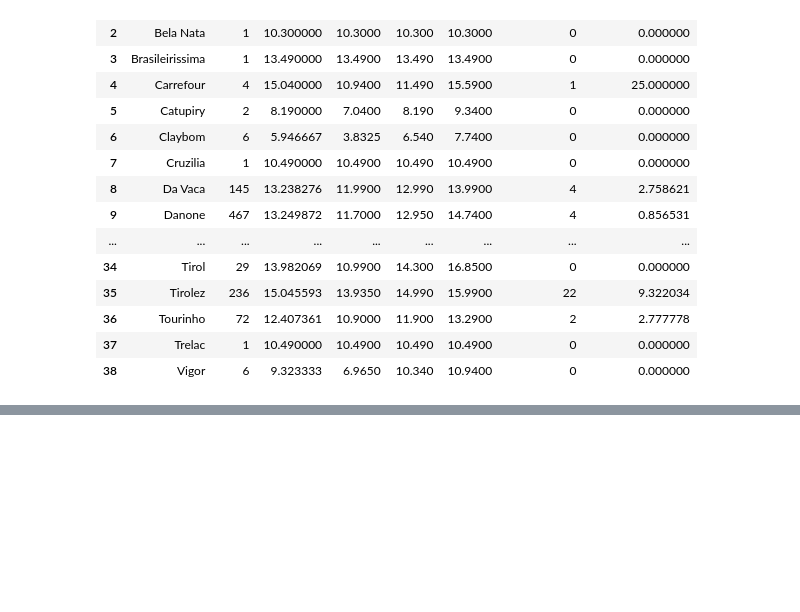
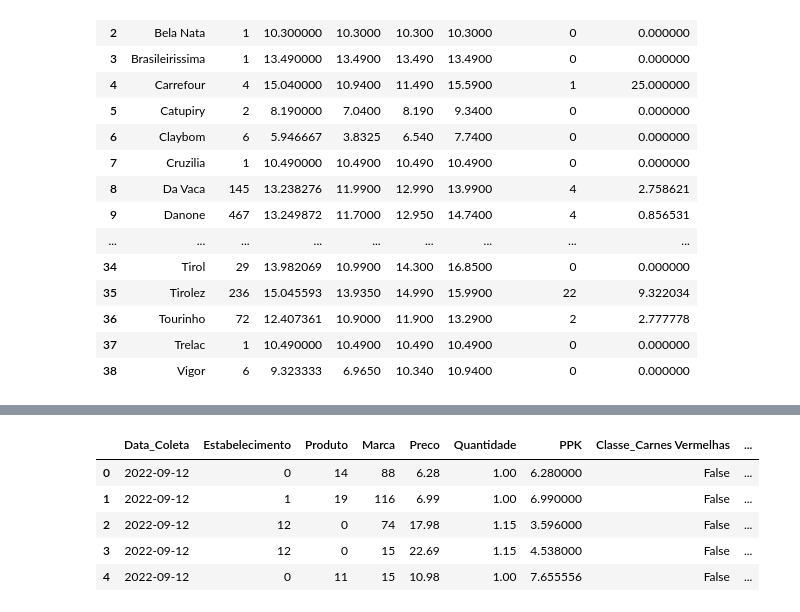
Before and after one commit to gusdorio/SupervisedExploration, a Jupyter notebook: statistical_analysis.ipynb, the cells around one changed output, grey strips where cells are left out. Saved outputs shown, nothing was run; the diff lists cells and outputs as text; code cells hidden in the pictures; blank space fills up the shorter version.

```diff
--- a/statistical_analysis.ipynb
+++ b/statistical_analysis.ipynb
@@ -551,3 +564,12 @@ For example, when doing 'df[col].method(value, inplace=True)', try using 'df.met
+# %%
+df_limpo.head()
+# %% [output]
+|  | Data_Coleta | Estabelecimento | Produto | Marca | Preco | Quantidade | PPK | Classe_Carnes Vermelhas | ... |
+| 0 | 2022-09-12 | 0 | 14 | 88 | 6.28 | 1.00 | 6.280000 | False | ... |
+| 1 | 2022-09-12 | 1 | 19 | 116 | 6.99 | 1.00 | 6.990000 | False | ... |
+| 2 | 2022-09-12 | 12 | 0 | 74 | 17.98 | 1.15 | 3.596000 | False | ... |
+| 3 | 2022-09-12 | 12 | 0 | 15 | 22.69 | 1.15 | 4.538000 | False | ... |
+| 4 | 2022-09-12 | 0 | 11 | 15 | 10.98 | 1.00 | 7.655556 | False | ... |
 # %%
 # Salvando os dados limpos dentro da pasta dados
 df_limpo.to_excel('data/dados_limpos_ICB.xlsx', index=False)
```
Also changed, not shown: parts of 4 cells of this notebook, 1 other file.
